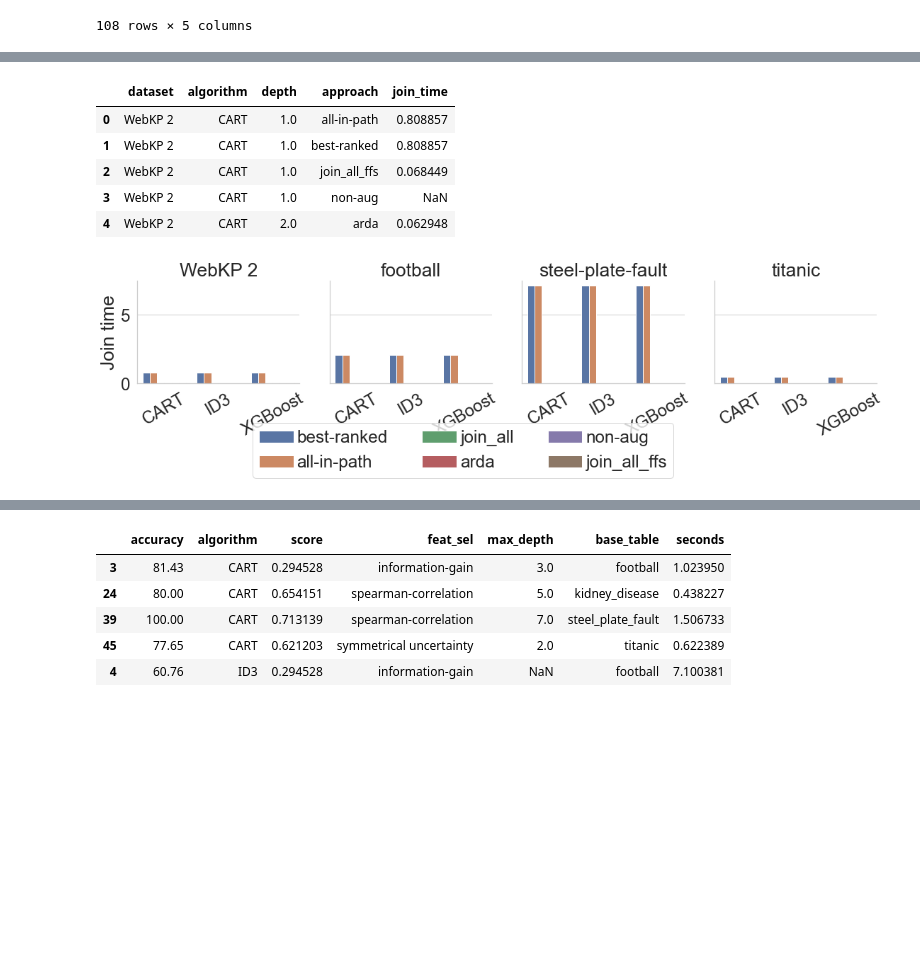
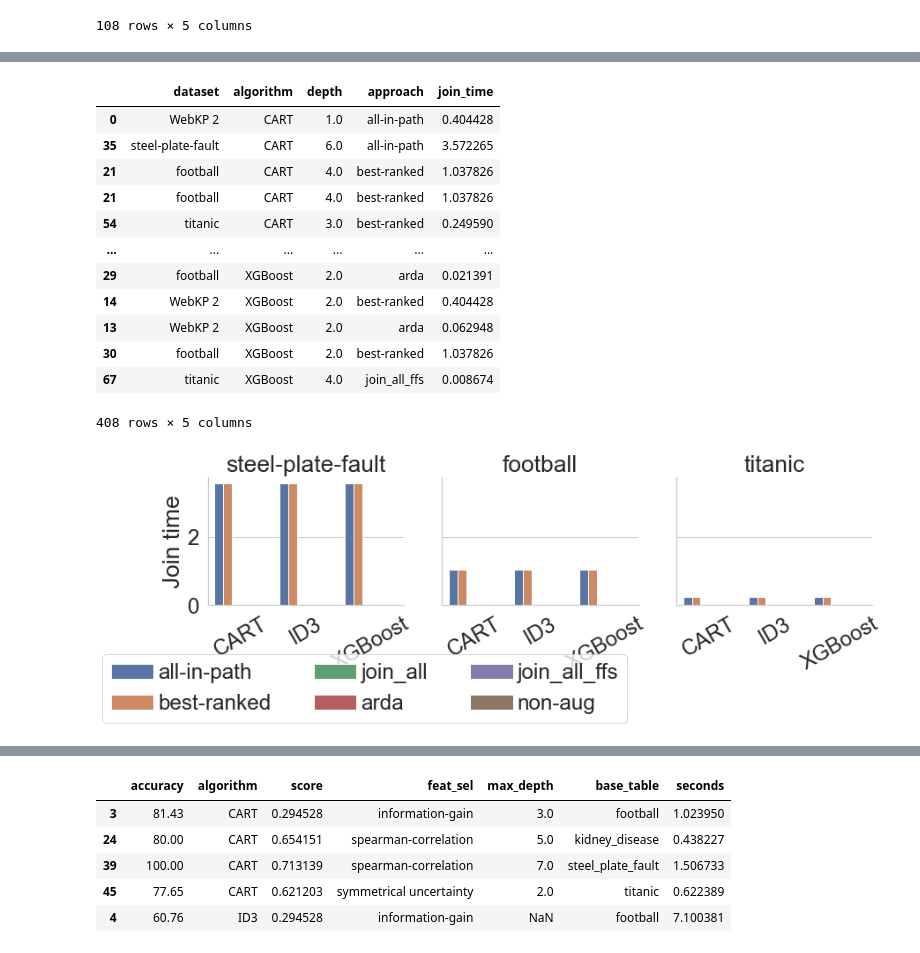
Before and after one commit to delftdata/autofeat, a Jupyter notebook: Visualisations-final.ipynb, the cells around one changed output, grey strips where cells are left out. Drawn from its saved outputs; the diff is of its cells as text; code cells hidden in the pictures; blank space fills up the shorter version.

```diff
--- a/Visualisations-final.ipynb
+++ b/Visualisations-final.ipynb
@@ -287,3 +281,15 @@ display(accuracy)
 | 16 | titanic | ID3 | 2.0 | non-aug | 0.383783 |
 | 17 | titanic | XGBoost | 1.0 | non-aug | 0.562484 |
 108 rows × 5 columns
+# %%
+# train time
+train_time = None
+for approach in df['approach'].unique():
+    dff = df[df['approach']==approach]
+    dff = dff.groupby(['dataset', 'algorithm', 'depth', 'approach'])['train_time'].max().to_frame(name='train_time').reset_index()
+    if train_time is None:
+        train_time = dff
+    else:
+        train_time = pd.concat([train_time, dff])
+
+display(train_time)
@@ -298,14 +318,18 @@ for approach in dataframe['approach'].unique():
         depth = pd.concat([depth, dff])
 # %%
 join_time = None
-for approach in dataframe['approach'].unique():
-    dff = dataframe[dataframe['approach']==approach]
-    dff = dataframe[(dataframe['dataset']!='PubMed_Diabetes') & (dataframe['dataset']!='CiteSeer') & (dataframe['dataset']!='CORA')]
+for approach in df['approach'].unique():
+    dff = df[df['approach']==approach]
+    dff = df[(df['dataset']!='PubMed_Diabetes') & (df['dataset']!='CiteSeer') & (df['dataset']!='CORA')]
     dff = dff.groupby(['dataset', 'algorithm', 'depth', 'approach'])['join_time'].max().to_frame(name='join_time').reset_index()
     if join_time is None:
         join_time = dff
     else:
         join_time = pd.concat([join_time, dff])
+# %%
+# Separate into 2 datasets
+small_datasets = ['football', 'steel-plate-fault', 'titanic']
+big_datasets = ['CORA', 'WebKP 2', 'CiteSeer']
 # %%
 # Accuracy of BestRank, JoinAll and Non-Aug
 
@@ -404,41 +473,52 @@ g.savefig('plots/runtime-all.pdf', dpi=300, bbox_inches="tight")
 # %%
 
 
-display(join_time.head())
 
-label_order = {'best-ranked': 0, 'all-in-path': 1, 'join_all': 2}
+# label_order = {'best-ranked': 0, 'all-in-path': 1, 'join_all': 2}
+
+### SMALL DATASETS JOIN TIME
 
 join_time.sort_values(by=['algorithm'], ascending=True, inplace=True)
-join_time.sort_values(by=['approach'], key=lambda x: x.map(label_order), inplace=True)
+# join_time.sort_values(by=['approach'], key=lambda x: x.map(label_order), inplace=True)
+join_time_filtered = join_time[join_time['dataset'].isin(small_datasets)]
+
+display(join_time)
 
 
 sns.set(font_scale=2.2, style="whitegrid")
 colors = sns.color_palette("Set2")
 
-g = sns.catplot(x="algorithm", y="join_time", hue="approach", col="dataset", data=join_time, kind="bar", height=4,
+g = sns.catplot(x="algorithm", y="join_time", hue="approach", col="dataset", data=join_time_filtered, kind="bar", height=4,
                order=algs)
 
 g.set_titles("{col_name}")
 g.set_xlabels('')
 g.set_ylabels('Join time')
 
 loc, labels = plt.xticks()
 hh, ll = plt.gca().get_legend_handles_labels()
 
 g.set_xticklabels(labels, rotation=30)
 g._legend.remove()
 
 plt.legend(hh, ll, bbox_to_anchor=(-0.2, -1), loc=4, ncol=3, handletextpad=0.2)
 
 g.savefig('plots/join-time-all.pdf', dpi=300, bbox_inches="tight")
 # %% [output]
 |  | dataset | algorithm | depth | approach | join_time |
-| 0 | WebKP 2 | CART | 1.0 | all-in-path | 0.808857 |
-| 1 | WebKP 2 | CART | 1.0 | best-ranked | 0.808857 |
-| 2 | WebKP 2 | CART | 1.0 | join_all_ffs | 0.068449 |
-| 3 | WebKP 2 | CART | 1.0 | non-aug | NaN |
-| 4 | WebKP 2 | CART | 2.0 | arda | 0.062948 |
+| 0 | WebKP 2 | CART | 1.0 | all-in-path | 0.404428 |
+| 35 | steel-plate-fault | CART | 6.0 | all-in-path | 3.572265 |
+| 21 | football | CART | 4.0 | best-ranked | 1.037826 |
+| 21 | football | CART | 4.0 | best-ranked | 1.037826 |
+| 54 | titanic | CART | 3.0 | best-ranked | 0.249590 |
+| ... | ... | ... | ... | ... | ... |
+| 29 | football | XGBoost | 2.0 | arda | 0.021391 |
+| 14 | WebKP 2 | XGBoost | 2.0 | best-ranked | 0.404428 |
+| 13 | WebKP 2 | XGBoost | 2.0 | arda | 0.062948 |
+| 30 | football | XGBoost | 2.0 | best-ranked | 1.037826 |
+| 67 | titanic | XGBoost | 4.0 | join_all_ffs | 0.008674 |
+408 rows × 5 columns
-[figure, old version]
+[figure, new version]
 # %%
 train_time = None
 for approach in df['approach'].unique():
```
Also changed, not shown: parts of 11 cells of this notebook, 11 other files.
